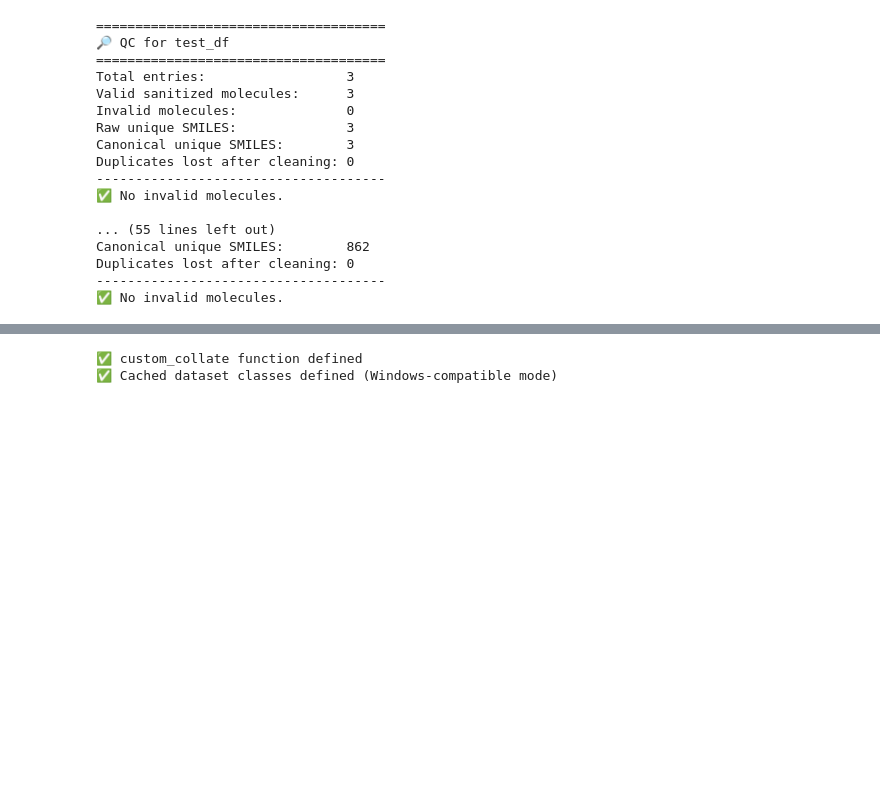
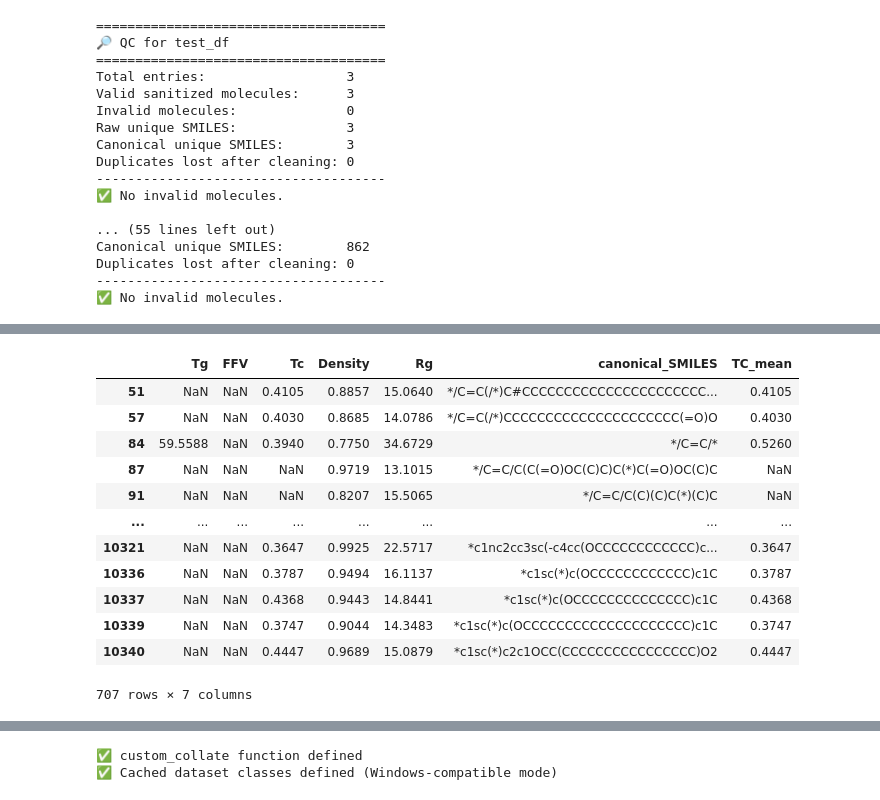
Before and after one commit to Erwdev/FINAL-DEEP-LEARNING, a Jupyter notebook: src/main2.ipynb, the cells around one changed output, grey strips where cells are left out. Saved outputs shown, nothing was run; the diff lists cells and outputs as text; code cells hidden in the pictures; blank space fills up the shorter version.

```diff
--- a/src/main2.ipynb
+++ b/src/main2.ipynb
@@ -391,3 +622,20 @@ All columns:
 
 ⚠️  NOTE: Target columns with available values will be used as features
    Missing target values (NaN) will be filled with 0
+# %%
+df_augmented = df_augmented.drop(columns=['sanitization_error_supp1', 'sanitization_error_supp2', 'sanitization_error_supp3', 'sanitization_error_supp4'], errors='ignore')
+df_augmented
+# %% [output]
+|  | Tg | FFV | Tc | Density | Rg | canonical_SMILES | TC_mean |
+| 51 | NaN | NaN | 0.4105 | 0.8857 | 15.0640 | */C=C(/*)C#CCCCCCCCCCCCCCCCCCCCCC... | 0.4105 |
+| 57 | NaN | NaN | 0.4030 | 0.8685 | 14.0786 | */C=C(/*)CCCCCCCCCCCCCCCCCCCCC(=O)O | 0.4030 |
+| 84 | 59.5588 | NaN | 0.3940 | 0.7750 | 34.6729 | */C=C/* | 0.5260 |
+| 87 | NaN | NaN | NaN | 0.9719 | 13.1015 | */C=C/C(C(=O)OC(C)C)C(*)C(=O)OC(C)C | NaN |
+| 91 | NaN | NaN | NaN | 0.8207 | 15.5065 | */C=C/C(C)(C)C(*)(C)C | NaN |
+| ... | ... | ... | ... | ... | ... | ... | ... |
+| 10321 | NaN | NaN | 0.3647 | 0.9925 | 22.5717 | *c1nc2cc3sc(-c4cc(OCCCCCCCCCCCC)c... | 0.3647 |
+| 10336 | NaN | NaN | 0.3787 | 0.9494 | 16.1137 | *c1sc(*)c(OCCCCCCCCCCCC)c1C | 0.3787 |
+| 10337 | NaN | NaN | 0.4368 | 0.9443 | 14.8441 | *c1sc(*)c(OCCCCCCCCCCCCCC)c1C | 0.4368 |
+| 10339 | NaN | NaN | 0.3747 | 0.9044 | 14.3483 | *c1sc(*)c(OCCCCCCCCCCCCCCCCCCCC)c1C | 0.3747 |
+| 10340 | NaN | NaN | 0.4447 | 0.9689 | 15.0879 | *c1sc(*)c2c1OCC(CCCCCCCCCCCCCCCC)O2 | 0.4447 |
+707 rows × 7 columns
```
Also changed, not shown: parts of 9 cells of this notebook, 13 other files.
